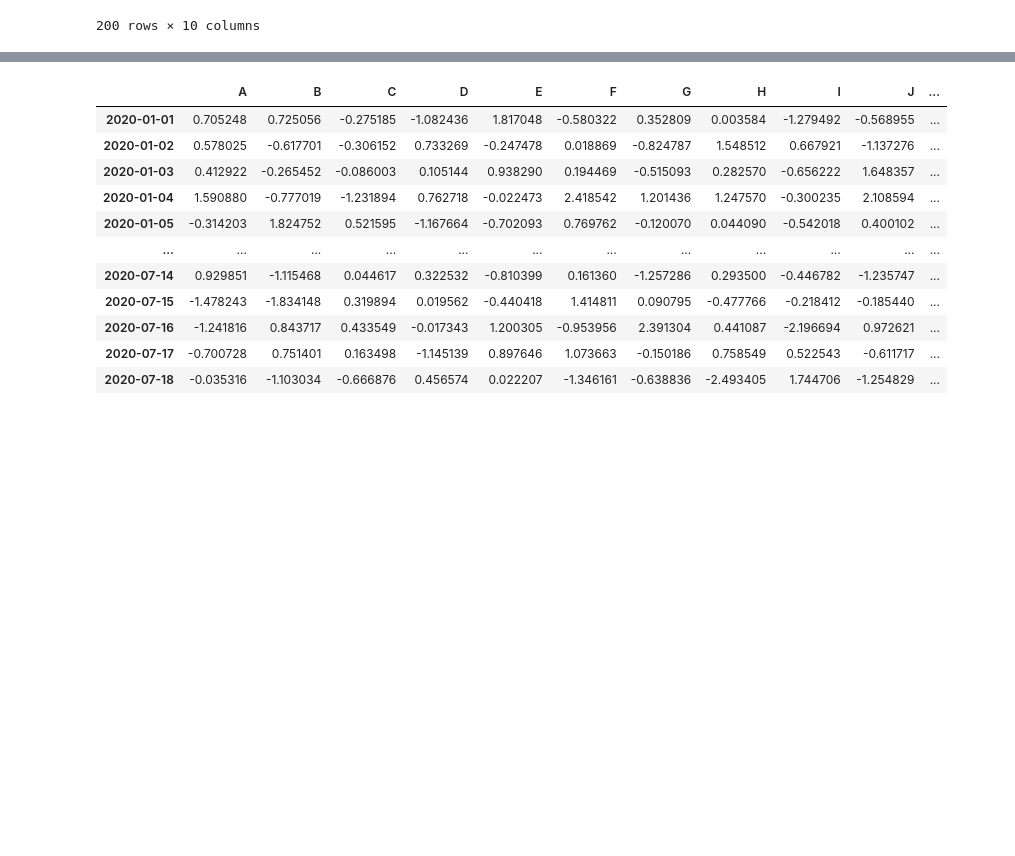
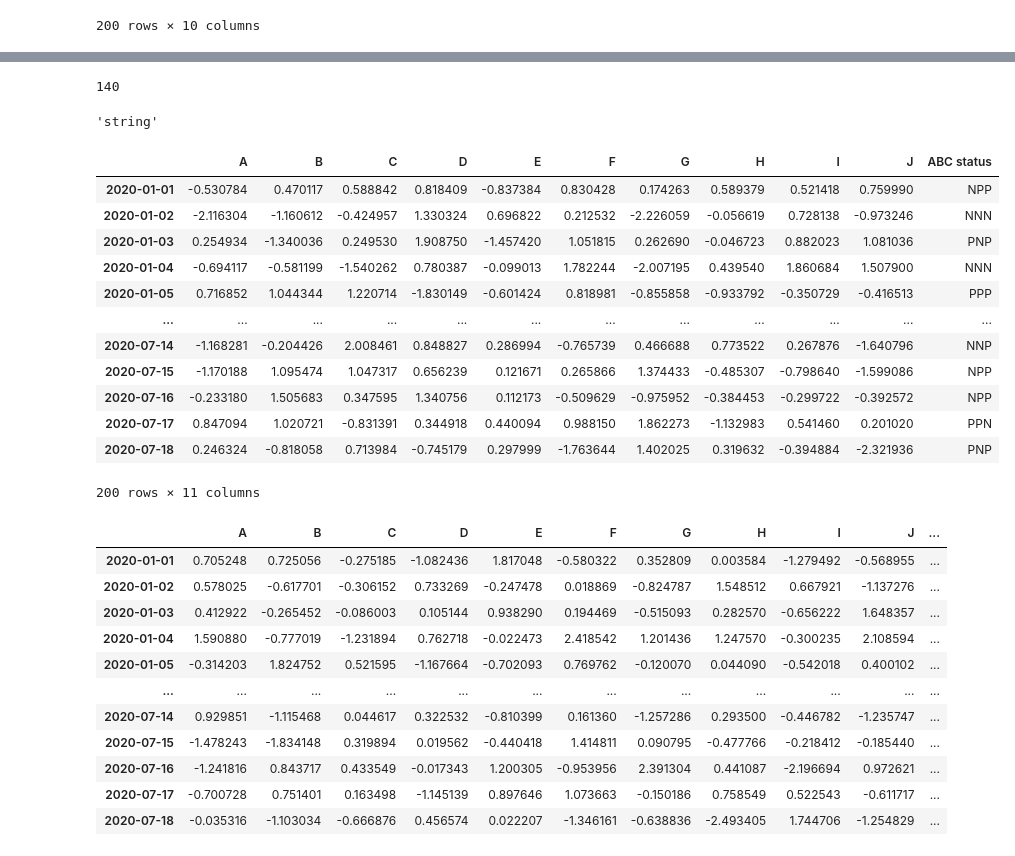
Before and after one commit to ArahamLag/pyfeb20repo, a Jupyter notebook: data_analysis_apply.ipynb, the cells around one changed output, grey strips where cells are left out. Saved outputs shown, nothing was run; the diff lists cells and outputs as text; code cells hidden in the pictures; blank space fills up the shorter version.

```diff
--- a/data_analysis_apply.ipynb
+++ b/data_analysis_apply.ipynb
@@ -89,0 +105,23 @@ df
+# %%
+def generate_string(row):
+    if row["A"] > 0:
+        a_str = "P"
+    else:
+        a_str = "N"
+
+
+    if row["B"] > 0:
+        b_str = "P"
+    else:
+        b_str = "N"
+
+    if row["C"] > 0:
+        c_str = "P"
+    else:
+        c_str = "N"
+
+    return a_str + b_str + c_str
+# %%
+df['ABC status']=df.apply(generate_string, axis=1)
+# %%
+df = df.drop(['new'], axis=1)
@@ -89,0 +139,2 @@ df
+# %%
+df['a_b_sum'] = df.apply(lambda row: "string" , axis=1)
@@ -89,0 +147,4 @@ df
+# %%
+mysum(10, 30, 100)
+# %% [output]
+140
@@ -90,3 +153,23 @@ df
+# %%
+func('d')
+# %% [output]
+'string'
+# %%
+df
+# %% [output]
+|  | A | B | C | D | E | F | G | H | I | J | ABC status |
+| 2020-01-01 | -0.530784 | 0.470117 | 0.588842 | 0.818409 | -0.837384 | 0.830428 | 0.174263 | 0.589379 | 0.521418 | 0.759990 | NPP |
+| 2020-01-02 | -2.116304 | -1.160612 | -0.424957 | 1.330324 | 0.696822 | 0.212532 | -2.226059 | -0.056619 | 0.728138 | -0.973246 | NNN |
+| 2020-01-03 | 0.254934 | -1.340036 | 0.249530 | 1.908750 | -1.457420 | 1.051815 | 0.262690 | -0.046723 | 0.882023 | 1.081036 | PNP |
+| 2020-01-04 | -0.694117 | -0.581199 | -1.540262 | 0.780387 | -0.099013 | 1.782244 | -2.007195 | 0.439540 | 1.860684 | 1.507900 | NNN |
+| 2020-01-05 | 0.716852 | 1.044344 | 1.220714 | -1.830149 | -0.601424 | 0.818981 | -0.855858 | -0.933792 | -0.350729 | -0.416513 | PPP |
+| ... | ... | ... | ... | ... | ... | ... | ... | ... | ... | ... | ... |
+| 2020-07-14 | -1.168281 | -0.204426 | 2.008461 | 0.848827 | 0.286994 | -0.765739 | 0.466688 | 0.773522 | 0.267876 | -1.640796 | NNP |
+| 2020-07-15 | -1.170188 | 1.095474 | 1.047317 | 0.656239 | 0.121671 | 0.265866 | 1.374433 | -0.485307 | -0.798640 | -1.599086 | NPP |
+| 2020-07-16 | -0.233180 | 1.505683 | 0.347595 | 1.340756 | 0.112173 | -0.509629 | -0.975952 | -0.384453 | -0.299722 | -0.392572 | NPP |
+| 2020-07-17 | 0.847094 | 1.020721 | -0.831391 | 0.344918 | 0.440094 | 0.988150 | 1.862273 | -1.132983 | 0.541460 | 0.201020 | PPN |
+| 2020-07-18 | 0.246324 | -0.818058 | 0.713984 | -0.745179 | 0.297999 | -1.763644 | 1.402025 | 0.319632 | -0.394884 | -2.321936 | PNP |
+200 rows × 11 columns
 # %%
 def myfunction(row):
 
```
Also changed, not shown: parts of 29 cells of this notebook, 5 other files.
